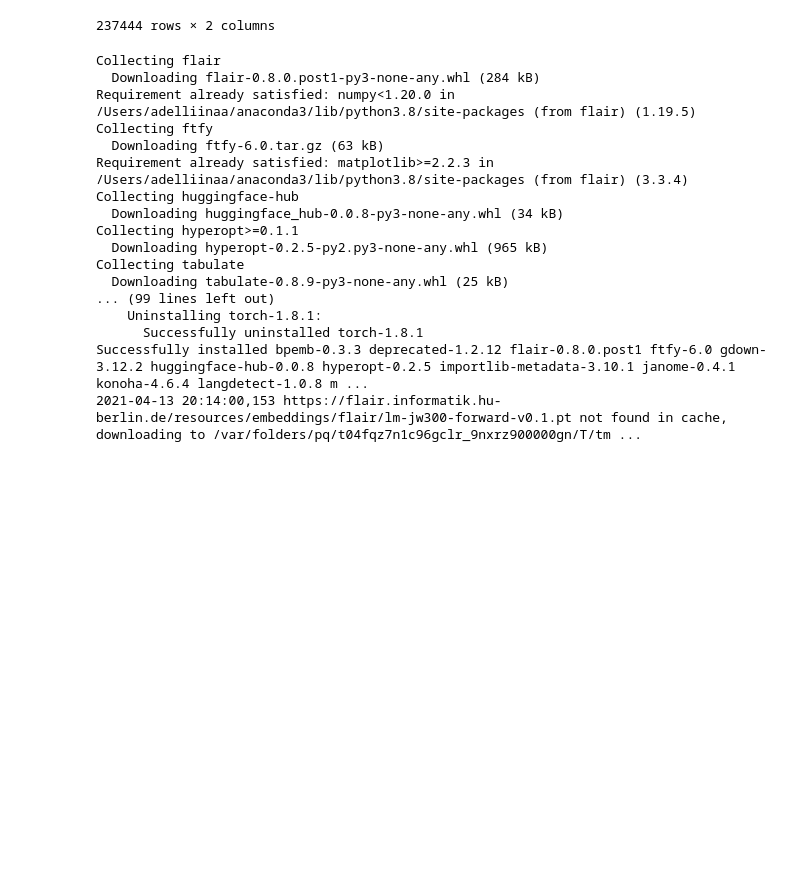
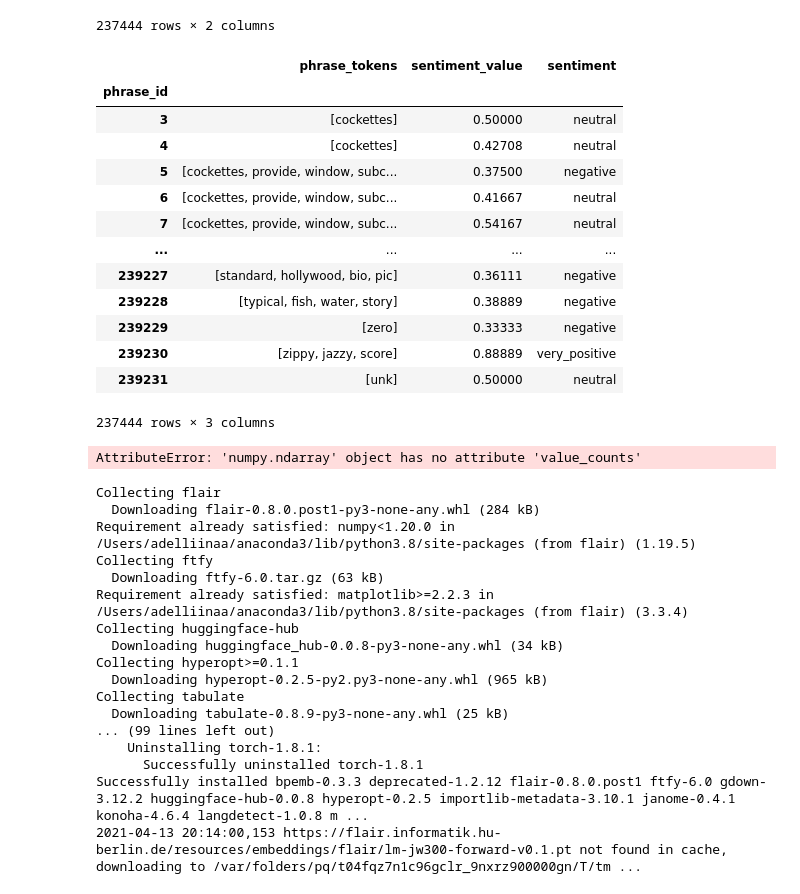
Before and after one commit to Evan-Moss/sentiment-classification, a Jupyter notebook: notebooks/supervised-learning.ipynb, the cells around one changed output. Drawn from its saved outputs; the diff is of its cells as text; code cells hidden in the pictures; blank space fills up the shorter version.

```diff
--- a/notebooks/supervised-learning.ipynb
+++ b/notebooks/supervised-learning.ipynb
@@ -153,6 +162,30 @@ sentiments = np.array(data['sentiment'])
 
 # build train and test datasets
 train_reviews, test_reviews, train_sentiments, test_sentiments = train_test_split(reviews, sentiments , test_size=0.20,  random_state=0)
+# %%
+labelled_phrases
+# %% [output]
+|  | phrase_tokens | sentiment_value | sentiment |
+| phrase_id |  |  |  |
+| 3 | [cockettes] | 0.50000 | neutral |
+| 4 | [cockettes] | 0.42708 | neutral |
+| 5 | [cockettes, provide, window, subc... | 0.37500 | negative |
+| 6 | [cockettes, provide, window, subc... | 0.41667 | neutral |
+| 7 | [cockettes, provide, window, subc... | 0.54167 | neutral |
+| ... | ... | ... | ... |
+| 239227 | [standard, hollywood, bio, pic] | 0.36111 | negative |
+| 239228 | [typical, fish, water, story] | 0.38889 | negative |
+| 239229 | [zero] | 0.33333 | negative |
+| 239230 | [zippy, jazzy, score] | 0.88889 | very_positive |
+| 239231 | [unk] | 0.50000 | neutral |
+237444 rows × 3 columns
+# %%
+import matplotlib.pyplot as plt
+ax = train_sentiments.value_counts(sort=False).plot(kind="barh")
+ax.set_xlabel("Number of Samples in training Set")
+ax.set_ylabel("Label")
+# %% [output]
+AttributeError: 'numpy.ndarray' object has no attribute 'value_counts'
 # %%
 !pip install flair
 
```
Also changed, not shown: parts of 8 cells of this notebook, 1 other file.
